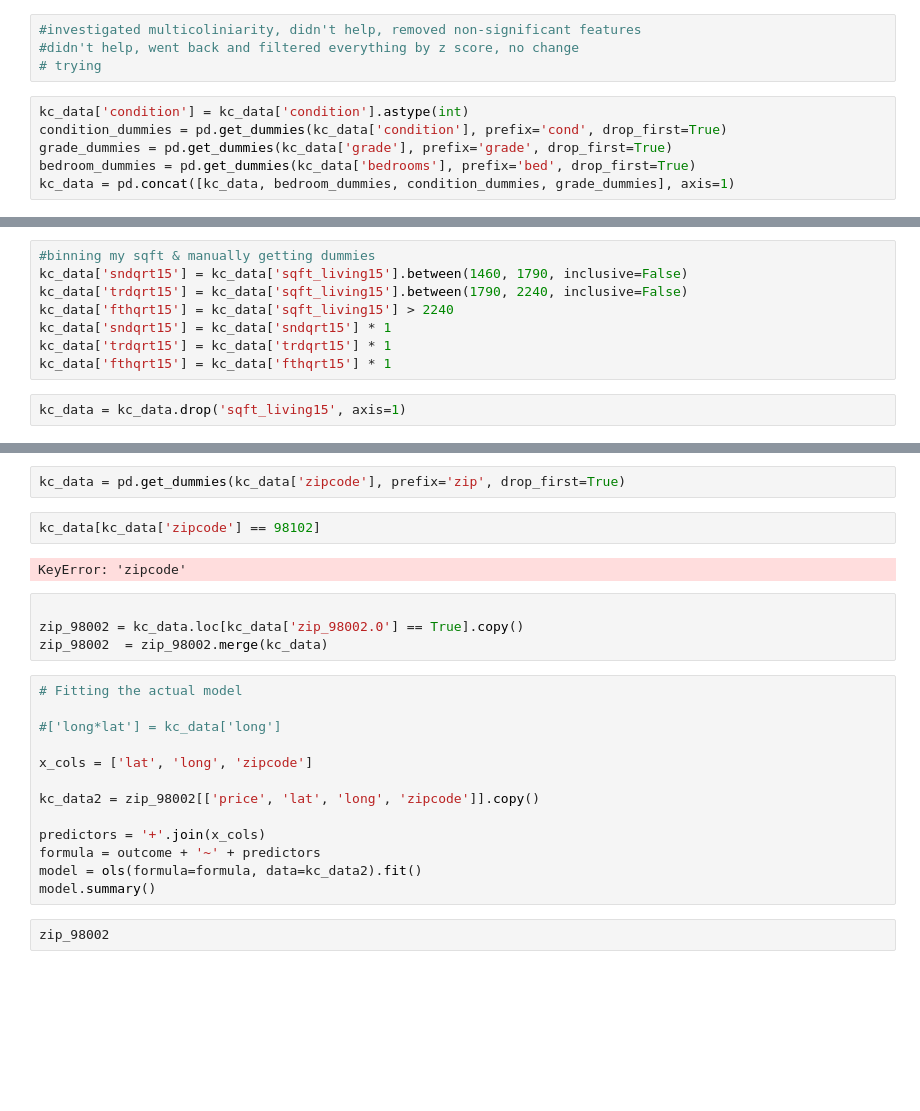
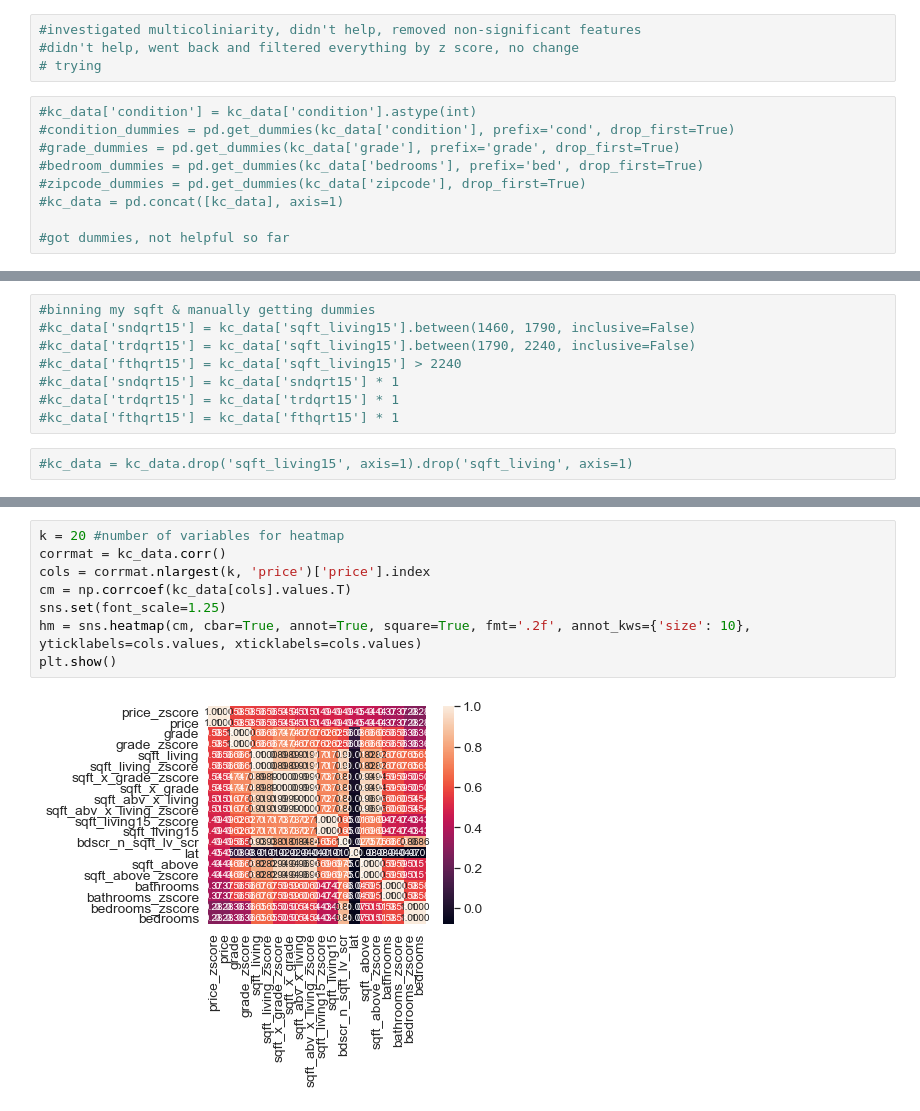
Before and after one commit to BlueViper8907/King-County-Housing-Regression, a Jupyter notebook: Modeling.ipynb, the cells around one changed output, grey strips where cells are left out. Drawn from its saved outputs; the diff is of its cells as text; blank space fills up the shorter version.

```diff
--- a/Modeling.ipynb
+++ b/Modeling.ipynb
@@ -206,8 +207,11 @@ p_table.head()
 #didn't help, went back and filtered everything by z score, no change
 # trying
 # %%
-kc_data['condition'] = kc_data['condition'].astype(int)
-condition_dummies = pd.get_dummies(kc_data['condition'], prefix='cond', drop_first=True)
-grade_dummies = pd.get_dummies(kc_data['grade'], prefix='grade', drop_first=True)
-bedroom_dummies = pd.get_dummies(kc_data['bedrooms'], prefix='bed', drop_first=True)
-kc_data = pd.concat([kc_data, bedroom_dummies, condition_dummies, grade_dummies], axis=1)
+#kc_data['condition'] = kc_data['condition'].astype(int)
+#condition_dummies = pd.get_dummies(kc_data['condition'], prefix='cond', drop_first=True)
+#grade_dummies = pd.get_dummies(kc_data['grade'], prefix='grade', drop_first=True)
+#bedroom_dummies = pd.get_dummies(kc_data['bedrooms'], prefix='bed', drop_first=True)
+#zipcode_dummies = pd.get_dummies(kc_data['zipcode'], drop_first=True)
+#kc_data = pd.concat([kc_data], axis=1)
+
+#got dummies, not helpful so far
@@ -262,10 +218,10 @@ strong multicollinearity or other numerical problems.
 # %%
 #binning my sqft & manually getting dummies
-kc_data['sndqrt15'] = kc_data['sqft_living15'].between(1460, 1790, inclusive=False)
-kc_data['trdqrt15'] = kc_data['sqft_living15'].between(1790, 2240, inclusive=False)
-kc_data['fthqrt15'] = kc_data['sqft_living15'] > 2240
-kc_data['sndqrt15'] = kc_data['sndqrt15'] * 1
-kc_data['trdqrt15'] = kc_data['trdqrt15'] * 1
-kc_data['fthqrt15'] = kc_data['fthqrt15'] * 1
+#kc_data['sndqrt15'] = kc_data['sqft_living15'].between(1460, 1790, inclusive=False)
+#kc_data['trdqrt15'] = kc_data['sqft_living15'].between(1790, 2240, inclusive=False)
+#kc_data['fthqrt15'] = kc_data['sqft_living15'] > 2240
+#kc_data['sndqrt15'] = kc_data['sndqrt15'] * 1
+#kc_data['trdqrt15'] = kc_data['trdqrt15'] * 1
+#kc_data['fthqrt15'] = kc_data['fthqrt15'] * 1
 # %%
-kc_data = kc_data.drop('sqft_living15', axis=1)
+#kc_data = kc_data.drop('sqft_living15', axis=1).drop('sqft_living', axis=1)
@@ -316,25 +228,10 @@ strong multicollinearity or other numerical problems.
-# %%
-kc_data = pd.get_dummies(kc_data['zipcode'], prefix='zip', drop_first=True)
-# %%
-kc_data[kc_data['zipcode'] == 98102]
-# %% [output]
-KeyError: 'zipcode'
-# %%
-
-zip_98002 = kc_data.loc[kc_data['zip_98002.0'] == True].copy()
-zip_98002  = zip_98002.merge(kc_data)
-# %%
-# Fitting the actual model
-
-#['long*lat'] = kc_data['long']
-
-x_cols = ['lat', 'long', 'zipcode']
-
-kc_data2 = zip_98002[['price', 'lat', 'long', 'zipcode']].copy()
-
-predictors = '+'.join(x_cols)
-formula = outcome + '~' + predictors
-model = ols(formula=formula, data=kc_data2).fit()
-model.summary()
-# %%
-zip_98002
+# %%
+k = 20 #number of variables for heatmap
+corrmat = kc_data.corr()
+cols = corrmat.nlargest(k, 'price')['price'].index
+cm = np.corrcoef(kc_data[cols].values.T)
+sns.set(font_scale=1.25)
+hm = sns.heatmap(cm, cbar=True, annot=True, square=True, fmt='.2f', annot_kws={'size': 10}, yticklabels=cols.values, xticklabels=cols.values)
+plt.show()
+# %% [output]
+[figure, added]
```
Also changed, not shown: parts of 18 cells of this notebook, 6 other files.
